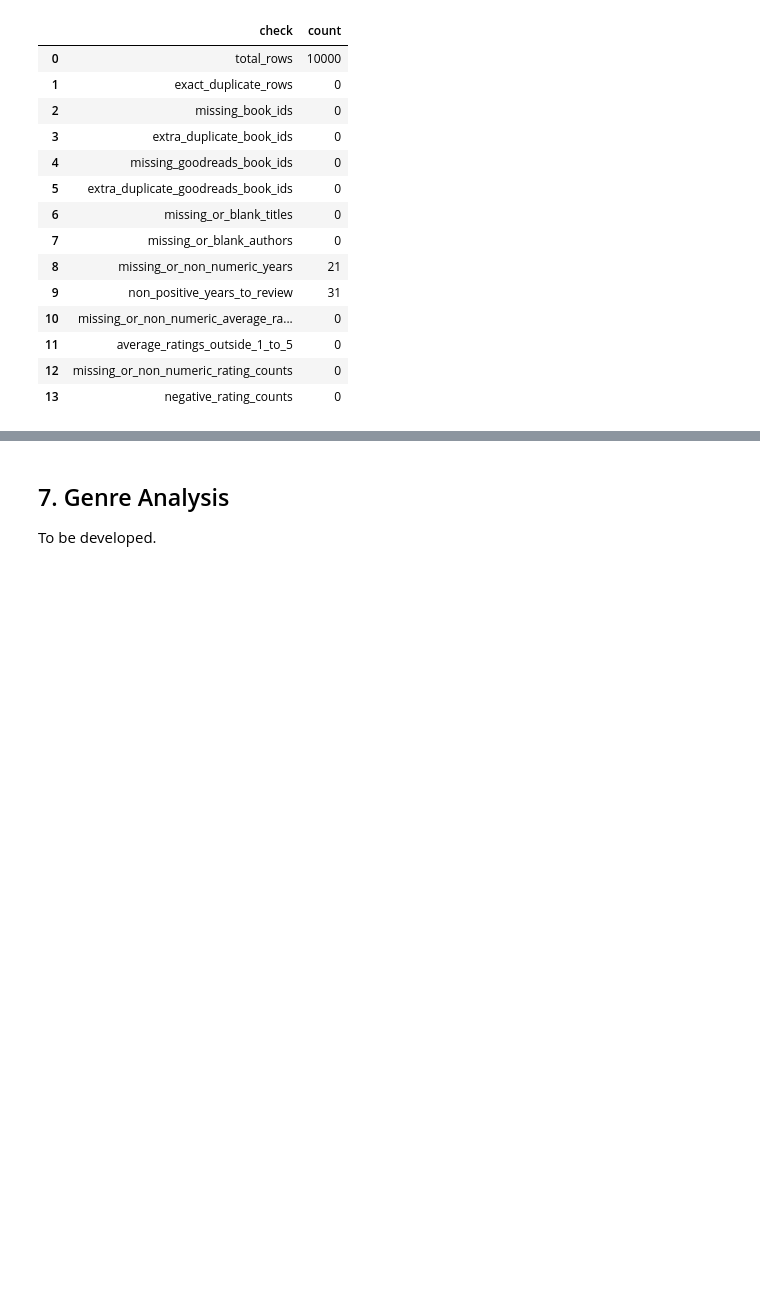
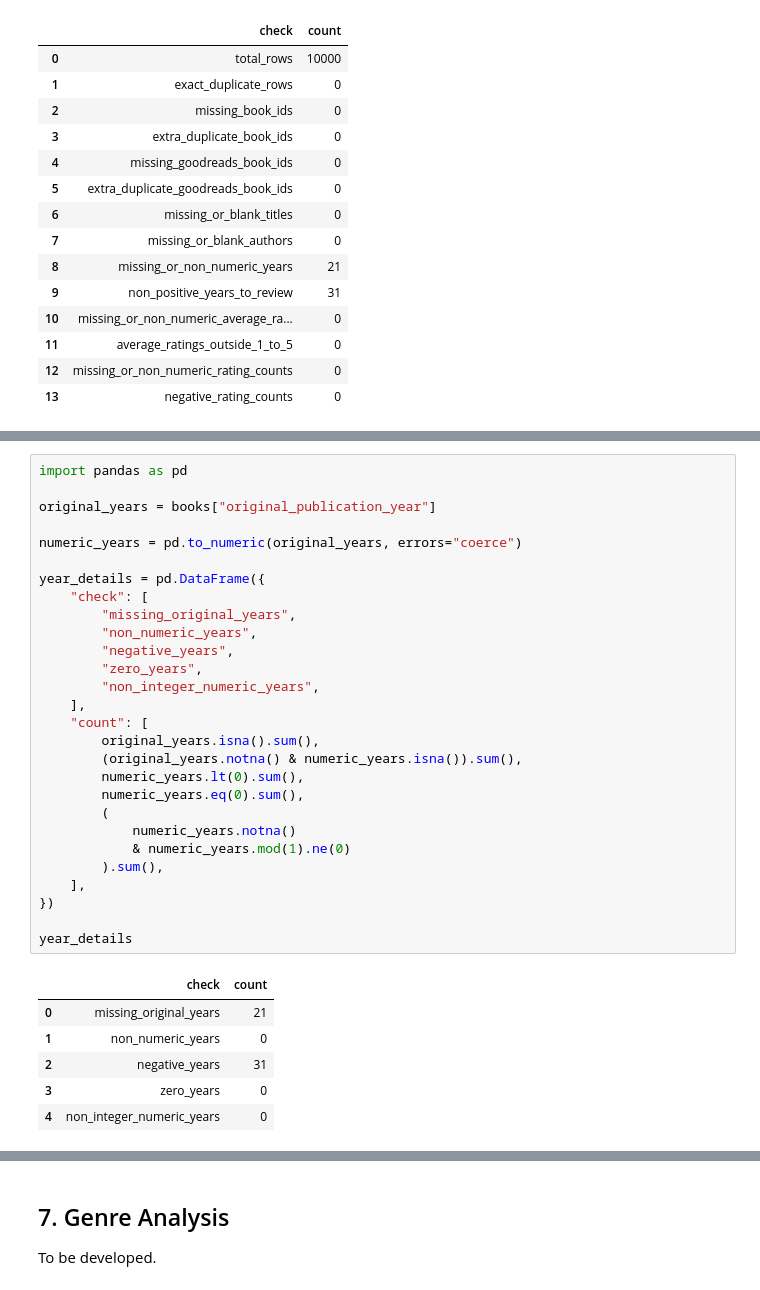
Before and after one commit to sofiagolla04/page-turners, a Jupyter notebook: page_turners_analysis.ipynb, the cells around one changed output, grey strips where cells are left out. Cells and saved outputs as stored; diff of their text form; blank space fills up the shorter version.

```diff
--- a/page_turners_analysis.ipynb
+++ b/page_turners_analysis.ipynb
@@ -217,0 +228,35 @@ To be developed.
+# %%
+import pandas as pd
+
+original_years = books["original_publication_year"]
+
+numeric_years = pd.to_numeric(original_years, errors="coerce")
+
+year_details = pd.DataFrame({
+    "check": [
+        "missing_original_years",
+        "non_numeric_years",
+        "negative_years",
+        "zero_years",
+        "non_integer_numeric_years",
+    ],
+    "count": [
+        original_years.isna().sum(),
+        (original_years.notna() & numeric_years.isna()).sum(),
+        numeric_years.lt(0).sum(),
+        numeric_years.eq(0).sum(),
+        (
+            numeric_years.notna()
+            & numeric_years.mod(1).ne(0)
+        ).sum(),
+    ],
+})
+
+year_details
+# %% [output]
+|  | check | count |
+| 0 | missing_original_years | 21 |
+| 1 | non_numeric_years | 0 |
+| 2 | negative_years | 31 |
+| 3 | zero_years | 0 |
+| 4 | non_integer_numeric_years | 0 |
```
Also changed, not shown: parts of 6 cells of this notebook, 2 other files.
